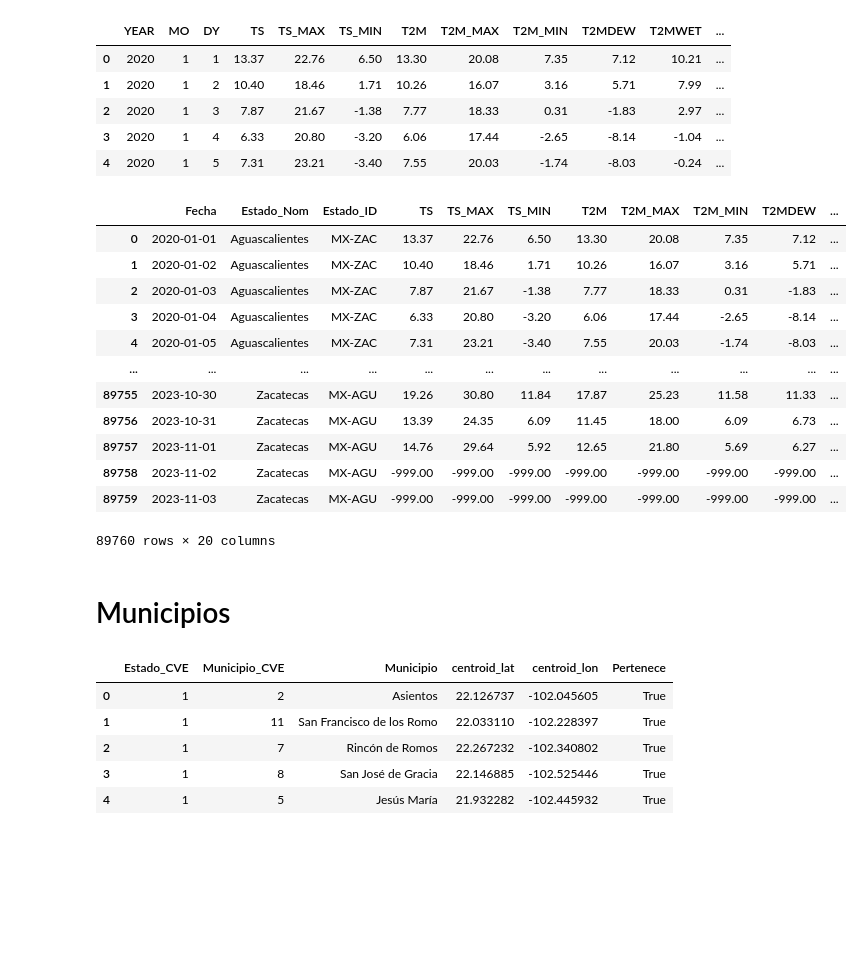
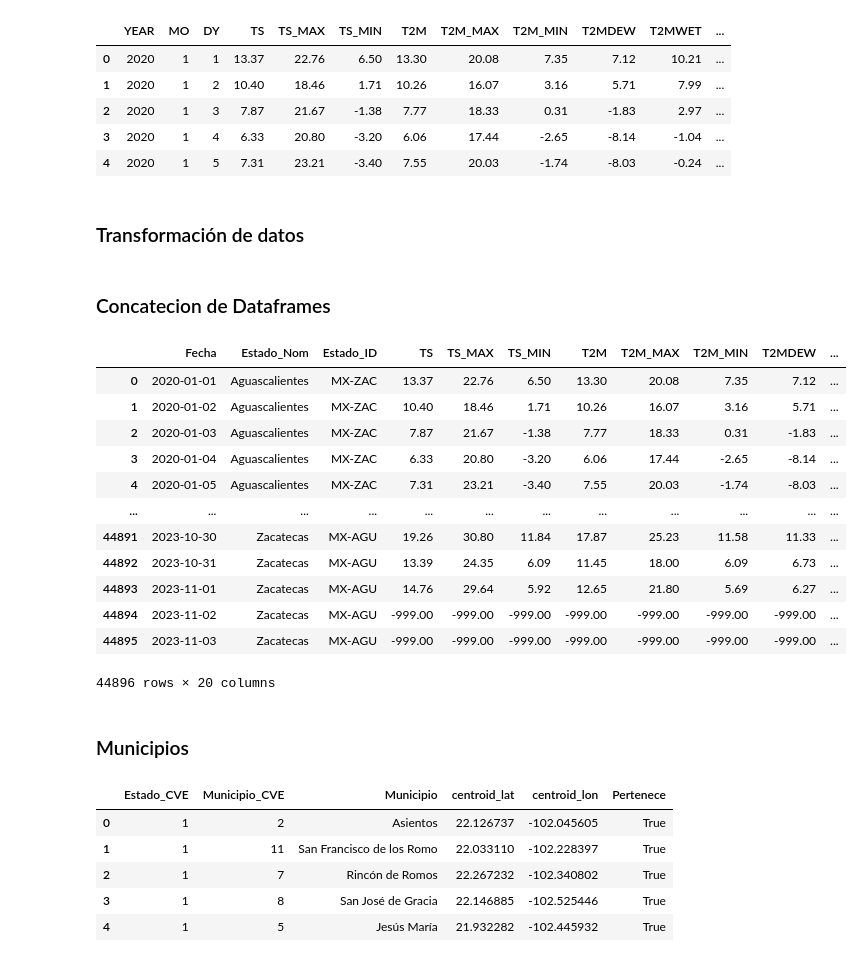
Before and after one commit to ProyectosMCD/RedBAMX, a Jupyter notebook: descarga/Descarga_Datos Climaticos_Municipio_NASA-API.ipynb, the cells around one changed output. Saved outputs shown, nothing was run; the diff lists cells and outputs as text; code cells hidden in the pictures; blank space fills up the shorter version.

```diff
--- a/descarga/Descarga_Datos Climaticos_Municipio_NASA-API.ipynb
+++ b/descarga/Descarga_Datos Climaticos_Municipio_NASA-API.ipynb
@@ -7 +50,27 @@ import pandas as pd
+# %%
+with open(subdir + "clima_info.txt", 'w') as f:
+        f.write("Estadística de Producción Agrícola SIAP\n")
+        info = """
+
+        Fuente: Sistema de Estadísticas Agrícolas de México SIAP
+
+        Descripción:
+        Este registro proporciona información exhaustiva sobre las estadísticas agrícolas en México. Incluye datos cruciales,
+        como la superficie sembrada, cosechada y siniestrada, el precio medio rural, el volumen de producción y el valor de
+        la producción de cultivos tanto cíclicos como perennes.
+
+        Cobertura Geográfica:
+        Los informes abarcan las 32 entidades federativas de México, y los datos se presentan a nivel nacional, estatal, distrital y municipal.
+
+        Rango de Tiempo:
+        Los datos abarcan desde 1980 hasta 2022.
+
+        Este registro se encuentra disponible para su consulta y análisis, proporcionando una visión completa de la agricultura
+        en México a lo largo de las décadas, y ofreciendo información crucial para la toma de decisiones y la planificación en el sector agrícola.
+
+        """
+        f.write(info + '\n')
+        f.write("Descargado el " + datetime.datetime.now().strftime("%Y-%m-%d %H:%M:%S") + "\n")
+        f.write('\n')
+        f.write("Desde: " + url + "\n")
 # %% [markdown]
@@ -9,9 +78,3 @@ import pandas as pd
-# %%
-coord_estado = pd.read_csv('data/Data_In/Coordenadas_Centroide_Estado.csv')
-#estado_nom = [estado for estado in coord_estado['Estado']]
-estado_nom = coord_estado['Estado'].tolist()
-estado_ids = coord_estado['Estado_ID'].tolist()
-locations = [(lat, lon) for lat, lon in zip(coord_estado['centroid_lat'], coord_estado['centroid_lon'])]
 # %%
 parameter = 'TS,TS_MAX,TS_MIN,T2M,T2M_MAX,T2M_MIN,T2MDEW,T2MWET,PS,WS2M,RH2M,EVPTRNS,GWETPROF,CLRSKY_DAYS,PRECTOTCORR,SG_DAY_HOURS,MIDDAY_INSOL'
 
@@ -58,13 +117,9 @@ df_test.head()
 | 2 | 2020 | 1 | 3 | 7.87 | 21.67 | -1.38 | 7.77 | 18.33 | 0.31 | -1.83 | 2.97 | ... |
 | 3 | 2020 | 1 | 4 | 6.33 | 20.80 | -3.20 | 6.06 | 17.44 | -2.65 | -8.14 | -1.04 | ... |
 | 4 | 2020 | 1 | 5 | 7.31 | 23.21 | -3.40 | 7.55 | 20.03 | -1.74 | -8.03 | -0.24 | ... |
+# %% [markdown]
+### Transformación de datos
 # %%
-output_estado_mod = 'data/Estados/Estados_Mod' # Dir de carpeta de salida
-
-# Crea la carpeta de salida si no existe
-if not os.path.exists(output_estado_mod):
-    os.makedirs(output_estado_mod)
-
 # Obtén la lista de archivos CSV en la carpeta
 archivos_csv = [archivo for archivo in os.listdir(output_estado_raw) if archivo.endswith('.csv')]
 n = 0 # Contador de toda vida
@@ -91,46 +146,46 @@ for archivo_csv in archivos_csv:
     ruta_completa_salida = os.path.join(output_estado_mod, archivo_csv)
     with open(ruta_completa_salida, 'w') as file_object:
         df.to_csv(file_object, index=False,lineterminator='\n')
+# %% [markdown]
+### Concatecion de Dataframes
 # %%
-output = 'data/Estados'
 # Obtener la lista de archivos CSV en la carpeta
 archivos_csv = [archivo for archivo in os.listdir(output_estado_mod)]
 
 # Lista para almacenar los DataFrames individuales
 dataframes = []
 
 # Lee y combina los archivos CSV en un solo DataFrame
 for archivo_csv in archivos_csv:
     ruta_completa = os.path.join(output_estado_mod, archivo_csv)
     df = pd.read_csv(ruta_completa)
     dataframes.append(df)
 
 # Combina los DataFrames en uno solo
 df_combinado = pd.concat(dataframes, ignore_index=True)
 
-
 output_filename = 'Data_Climatic_Estados_Concat.csv'  # Nombre del archivo de salida
-output_path = os.path.join(output, output_filename)
+output_path = os.path.join(output_estado, output_filename)
 
 # Guarda el DataFrame combinado en el archivo CSV utilizando with open
 with open(output_path, 'w', newline='') as file_object:
     df_combinado.to_csv(file_object, index=False)
 
 df_combinado
 # %% [output]
 |  | Fecha | Estado_Nom | Estado_ID | TS | TS_MAX | TS_MIN | T2M | T2M_MAX | T2M_MIN | T2MDEW | ... |
 | 0 | 2020-01-01 | Aguascalientes | MX-ZAC | 13.37 | 22.76 | 6.50 | 13.30 | 20.08 | 7.35 | 7.12 | ... |
 | 1 | 2020-01-02 | Aguascalientes | MX-ZAC | 10.40 | 18.46 | 1.71 | 10.26 | 16.07 | 3.16 | 5.71 | ... |
 | 2 | 2020-01-03 | Aguascalientes | MX-ZAC | 7.87 | 21.67 | -1.38 | 7.77 | 18.33 | 0.31 | -1.83 | ... |
 | 3 | 2020-01-04 | Aguascalientes | MX-ZAC | 6.33 | 20.80 | -3.20 | 6.06 | 17.44 | -2.65 | -8.14 | ... |
 | 4 | 2020-01-05 | Aguascalientes | MX-ZAC | 7.31 | 23.21 | -3.40 | 7.55 | 20.03 | -1.74 | -8.03 | ... |
 | ... | ... | ... | ... | ... | ... | ... | ... | ... | ... | ... | ... |
-| 89755 | 2023-10-30 | Zacatecas | MX-AGU | 19.26 | 30.80 | 11.84 | 17.87 | 25.23 | 11.58 | 11.33 | ... |
-| 89756 | 2023-10-31 | Zacatecas | MX-AGU | 13.39 | 24.35 | 6.09 | 11.45 | 18.00 | 6.09 | 6.73 | ... |
-| 89757 | 2023-11-01 | Zacatecas | MX-AGU | 14.76 | 29.64 | 5.92 | 12.65 | 21.80 | 5.69 | 6.27 | ... |
-| 89758 | 2023-11-02 | Zacatecas | MX-AGU | -999.00 | -999.00 | -999.00 | -999.00 | -999.00 | -999.00 | -999.00 | ... |
-| 89759 | 2023-11-03 | Zacatecas | MX-AGU | -999.00 | -999.00 | -999.00 | -999.00 | -999.00 | -999.00 | -999.00 | ... |
+| 44891 | 2023-10-30 | Zacatecas | MX-AGU | 19.26 | 30.80 | 11.84 | 17.87 | 25.23 | 11.58 | 11.33 | ... |
+| 44892 | 2023-10-31 | Zacatecas | MX-AGU | 13.39 | 24.35 | 6.09 | 11.45 | 18.00 | 6.09 | 6.73 | ... |
+| 44893 | 2023-11-01 | Zacatecas | MX-AGU | 14.76 | 29.64 | 5.92 | 12.65 | 21.80 | 5.69 | 6.27 | ... |
+| 44894 | 2023-11-02 | Zacatecas | MX-AGU | -999.00 | -999.00 | -999.00 | -999.00 | -999.00 | -999.00 | -999.00 | ... |
+| 44895 | 2023-11-03 | Zacatecas | MX-AGU | -999.00 | -999.00 | -999.00 | -999.00 | -999.00 | -999.00 | -999.00 | ... |
-89760 rows × 20 columns
+44896 rows × 20 columns
 # %% [markdown]
-# Municipios
+### Municipios
 # %%
```
Also changed, not shown: parts of 16 cells of this notebook.
